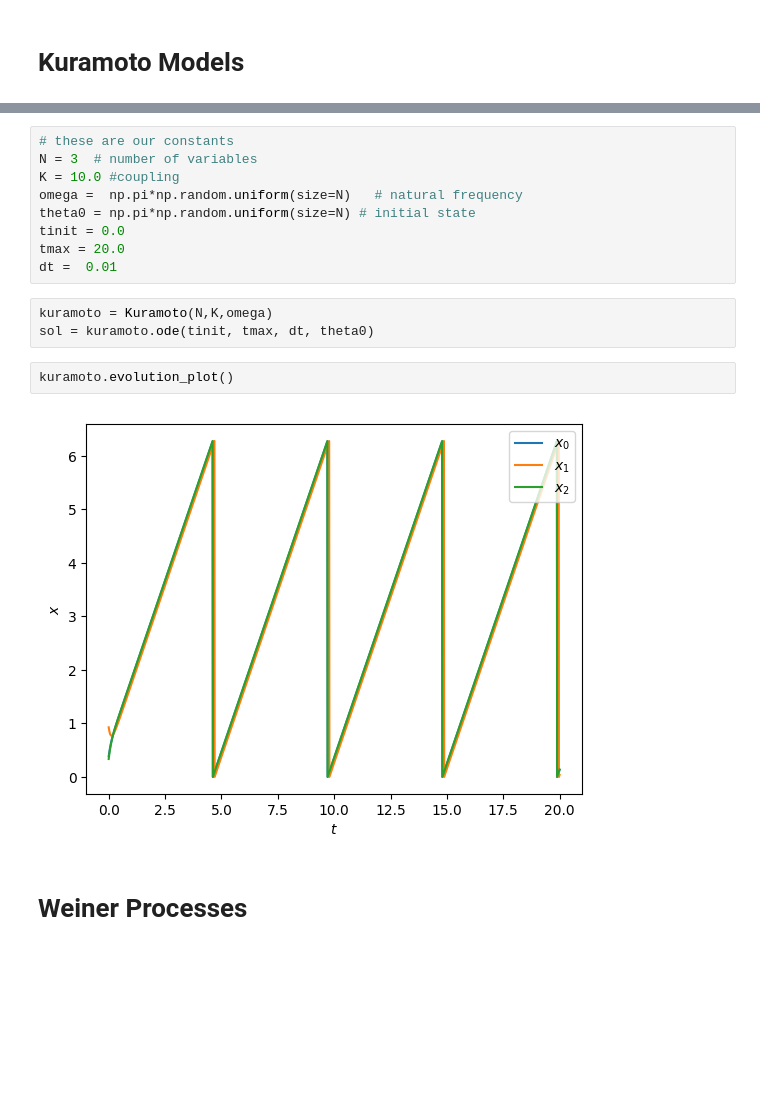
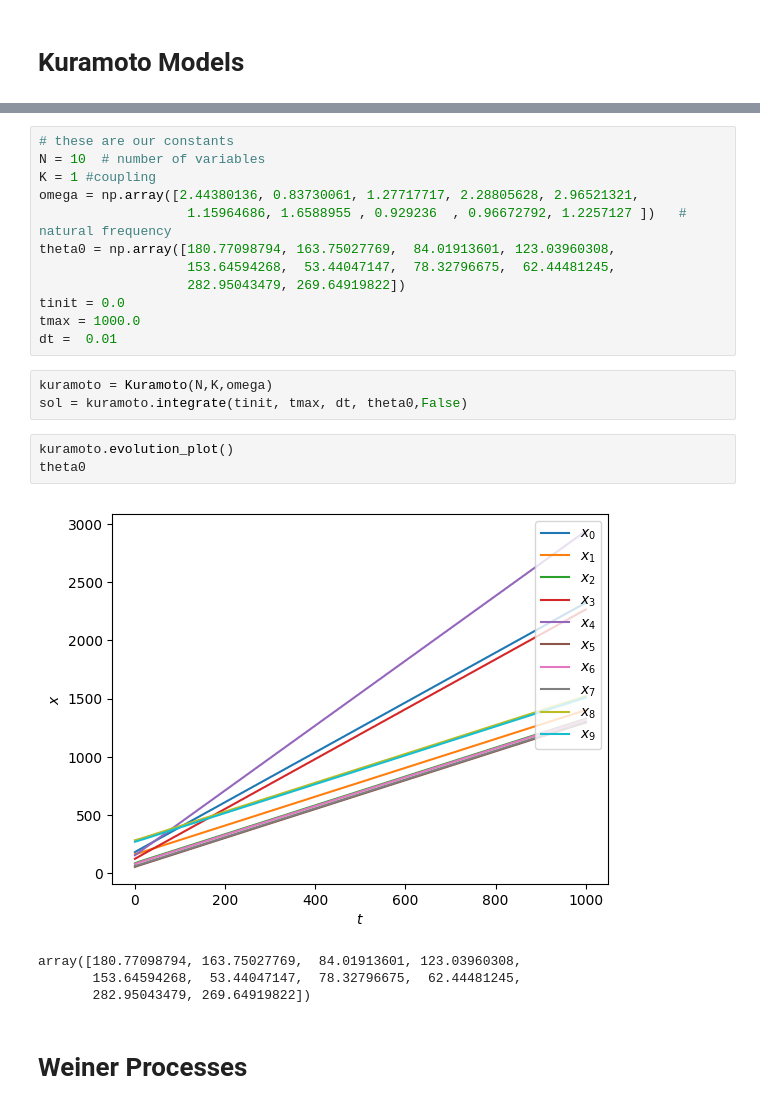
Before and after one commit to data-driven-dynamical-systems/Andre, a Jupyter notebook: dynamicalModels.ipynb, the cells around one changed output, grey strips where cells are left out. Drawn from its saved outputs; the diff is of its cells as text; blank space fills up the shorter version.

Commit message:
Kuramoto is a go! I fixed my code -- the very first version was right

```diff
--- a/dynamicalModels.ipynb
+++ b/dynamicalModels.ipynb
@@ -354,19 +281,26 @@ class Kuramoto(dynamical_system):
-# %%
-# these are our constants
-N = 3  # number of variables
-K = 10.0 #coupling
-omega =  np.pi*np.random.uniform(size=N)   # natural frequency
-theta0 = np.pi*np.random.uniform(size=N) # initial state
-tinit = 0.0
-tmax = 20.0
-dt =  0.01
+# %%
+# these are our constants
+N = 10  # number of variables
+K = 1 #coupling
+omega = np.array([2.44380136, 0.83730061, 1.27717717, 2.28805628, 2.96521321,
+                   1.15964686, 1.6588955 , 0.929236  , 0.96672792, 1.2257127 ])   # natural frequency
+theta0 = np.array([180.77098794, 163.75027769,  84.01913601, 123.03960308,
+                   153.64594268,  53.44047147,  78.32796675,  62.44481245,
+                   282.95043479, 269.64919822])
+tinit = 0.0
+tmax = 1000.0
+dt =  0.01
 # %%
 kuramoto = Kuramoto(N,K,omega)
-sol = kuramoto.ode(tinit, tmax, dt, theta0)
+sol = kuramoto.integrate(tinit, tmax, dt, theta0,False)
 # %%
 kuramoto.evolution_plot()
+theta0
 # %% [output]
-[figure, old version]
+[figure, new version]
+array([180.77098794, 163.75027769,  84.01913601, 123.03960308,
+       153.64594268,  53.44047147,  78.32796675,  62.44481245,
+       282.95043479, 269.64919822])
 # %% [markdown]
 # Weiner Processes
 # %%
```
Also changed, not shown: parts of 2 cells of this notebook.
